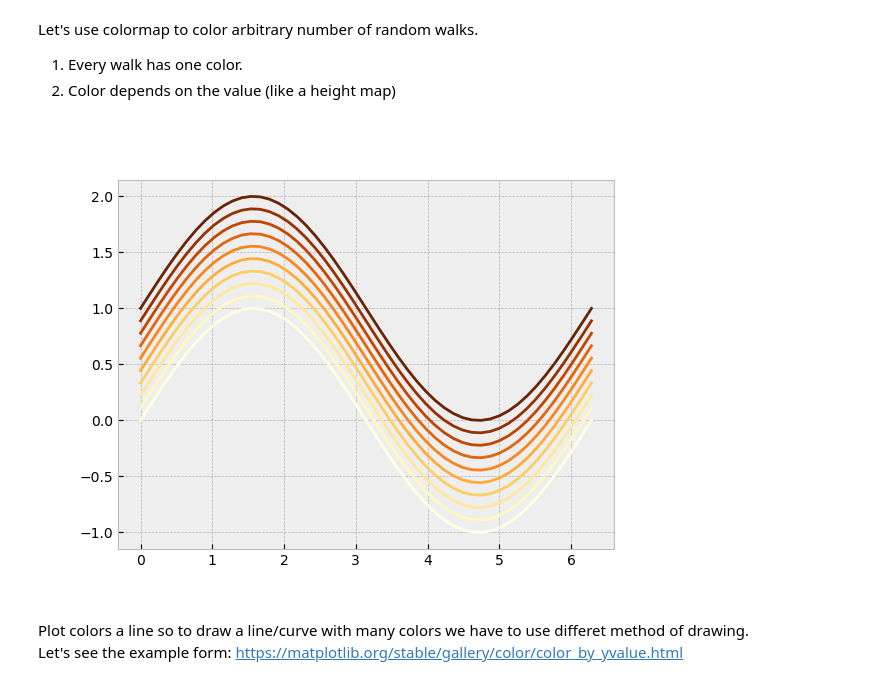
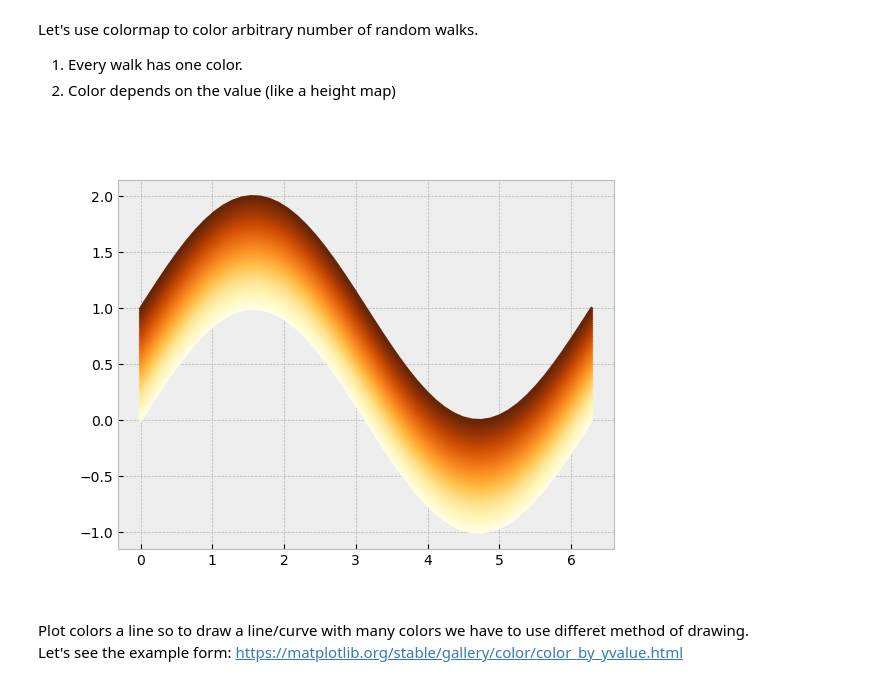
Before and after one commit to Polatucha16/collective_dynamics_lab, a Jupyter notebook: 05 Matplotlib.ipynb, the cells around one changed output. Cells and saved outputs as stored; diff of their text form; code cells hidden in the pictures.

```diff
--- a/05 Matplotlib.ipynb
+++ b/05 Matplotlib.ipynb
@@ -559,25 +559,25 @@ Let's use colormap to color arbitrary number of random walks.
 # %%
 %matplotlib widget
 
 import numpy as np
 # from numpy.random import default_rng, SeedSequence
 
 # from itertools import count
 import matplotlib as mpl
 import matplotlib.pyplot as plt
 # from matplotlib.animation import FuncAnimation
 
 fig, ax = plt.subplots()
 plt.style.use('bmh')
 
-num = 10 #check 50
+num = 60 #check 50
 pts = np.linspace(0, 2*np.pi, 50)
 col = np.linspace(0,1,num)
 
 for i,c in enumerate(col):
     ax.plot(pts,np.sin(pts)+c, color=mpl.colormaps['YlOrBr'](c))
 # %% [output]
-[figure, old version]
+[figure, new version]
 # %% [markdown]
 Plot colors a line so to draw a line/curve with many colors we have to use differet method of drawing.\
 Let's see the example form: https://matplotlib.org/stable/gallery/color/color_by_yvalue.html
```
Also changed, not shown: parts of 5 cells of this notebook.
